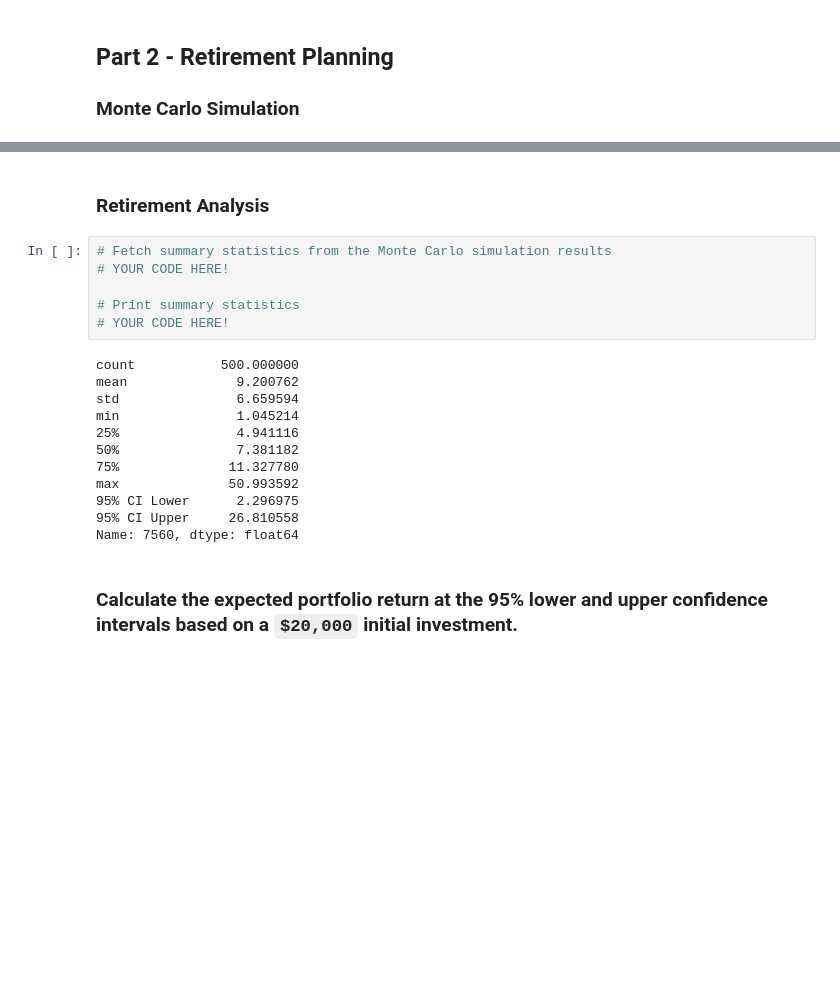
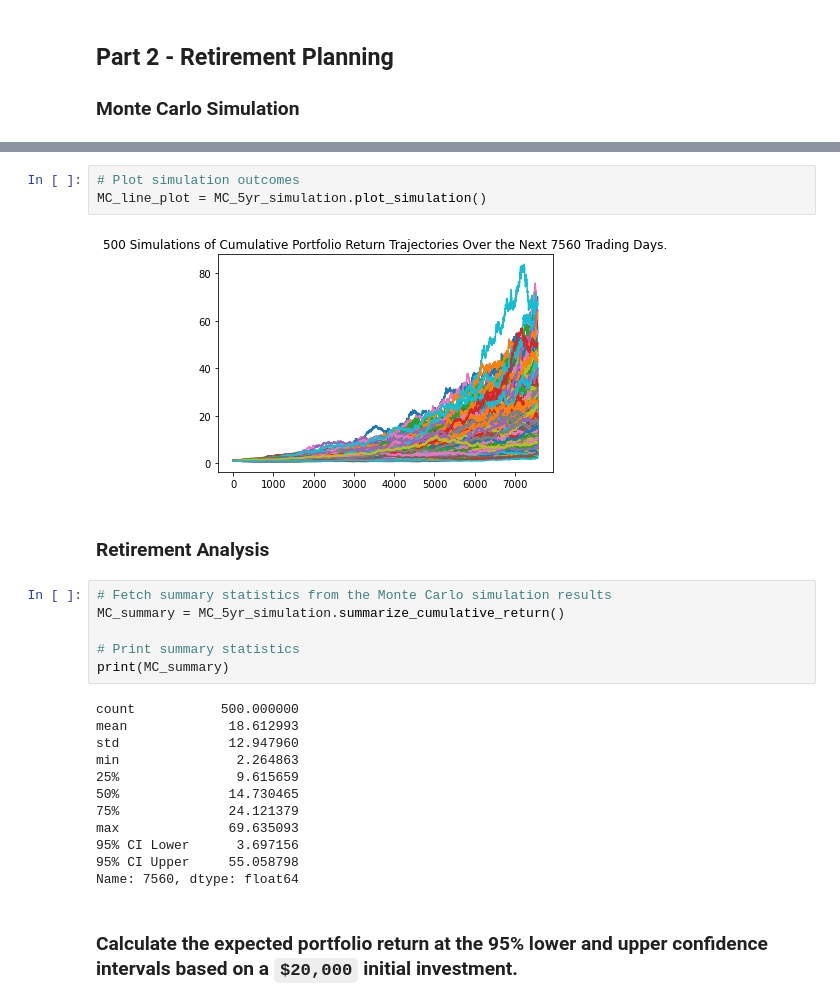
Before and after one commit to nbaronti/API-Homework, a Jupyter notebook: financial-planner.ipynb, the cells around one changed output, grey strips where cells are left out. Saved outputs shown, nothing was run; the diff lists cells and outputs as text; blank space fills up the shorter version.

```diff
--- a/financial-planner.ipynb
+++ b/financial-planner.ipynb
@@ -274,22 +312,27 @@ Running Monte Carlo simulation number 490.
+# %%
+# Plot simulation outcomes
+MC_line_plot = MC_5yr_simulation.plot_simulation()
+# %% [output]
+[figure, added]
 # %% [markdown]
 ### Retirement Analysis
 # %%
 # Fetch summary statistics from the Monte Carlo simulation results
-# YOUR CODE HERE!
+MC_summary = MC_5yr_simulation.summarize_cumulative_return()
 
 # Print summary statistics
-# YOUR CODE HERE!
+print(MC_summary)
 # %% [output]
 count           500.000000
-mean              9.200762
-std               6.659594
-min               1.045214
-25%               4.941116
-50%               7.381182
-75%              11.327780
-max              50.993592
-95% CI Lower      2.296975
-95% CI Upper     26.810558
+mean             18.612993
+std              12.947960
+min               2.264863
+25%               9.615659
+50%              14.730465
+75%              24.121379
+max              69.635093
+95% CI Lower      3.697156
+95% CI Upper     55.058798
 Name: 7560, dtype: float64
 # %% [markdown]
 ### Calculate the expected portfolio return at the 95% lower and upper confidence intervals based on a `$20,000` initial investment.
```
Also changed, not shown: parts of 29 cells of this notebook.
